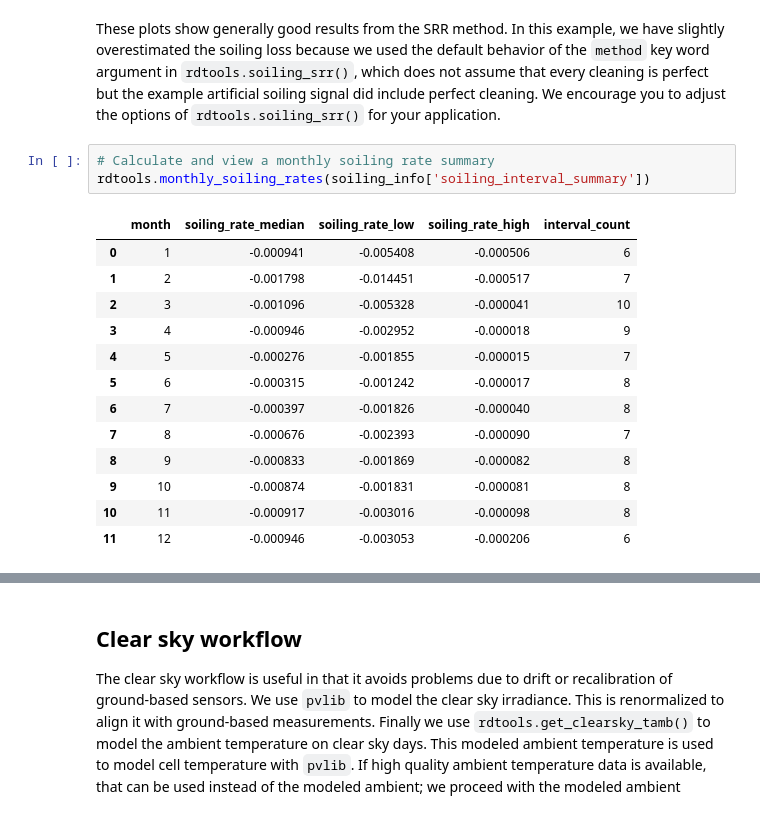
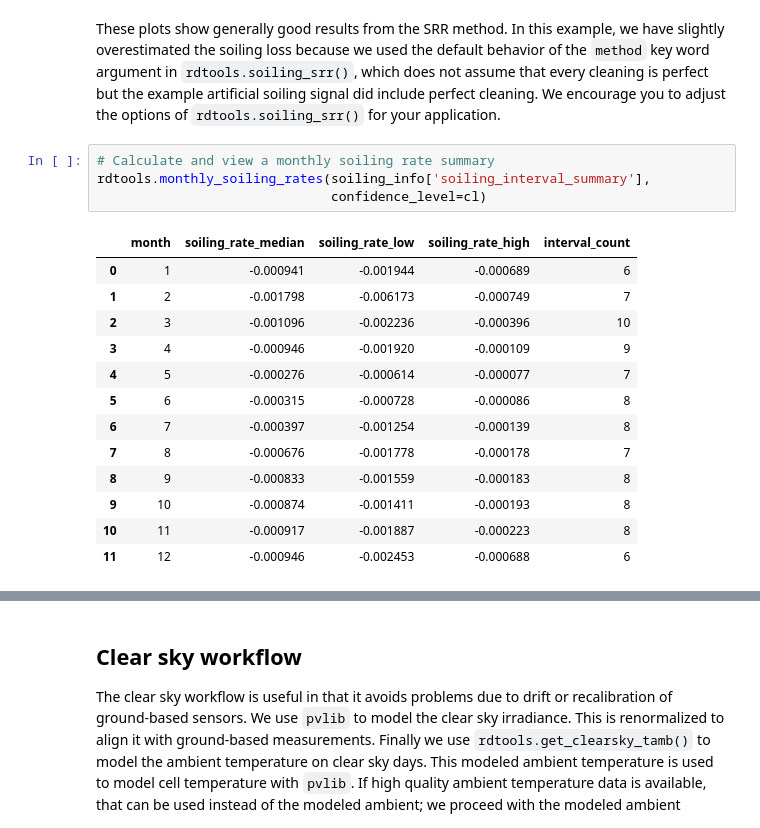
Before and after one commit to NREL/rdtools, a Jupyter notebook: docs/degradation_and_soiling_example_pvdaq_4.ipynb, the cells around one changed output, grey strips where cells are left out. Drawn from its saved outputs; the diff is of its cells as text.

Commit message:
Add parameter to control confidence interval in annual and monthly functions

```diff
--- a/docs/degradation_and_soiling_example_pvdaq_4.ipynb
+++ b/docs/degradation_and_soiling_example_pvdaq_4.ipynb
@@ -268,21 +268,22 @@ fig = rdtools.soiling_rate_histogram(soiling_info, bins=50)
 These plots show generally good results from the SRR method. In this example, we have slightly overestimated the soiling loss because we used the default behavior of the `method` key word argument in `rdtools.soiling_srr()`, which does not assume that every cleaning is perfect but the example artificial soiling signal did include perfect cleaning. We encourage you to adjust the options of `rdtools.soiling_srr()` for your application.
 # %%
 # Calculate and view a monthly soiling rate summary
-rdtools.monthly_soiling_rates(soiling_info['soiling_interval_summary'])
+rdtools.monthly_soiling_rates(soiling_info['soiling_interval_summary'],
+                              confidence_level=cl)
 # %% [output]
 |  | month | soiling_rate_median | soiling_rate_low | soiling_rate_high | interval_count |
-| 0 | 1 | -0.000941 | -0.005408 | -0.000506 | 6 |
-| 1 | 2 | -0.001798 | -0.014451 | -0.000517 | 7 |
-| 2 | 3 | -0.001096 | -0.005328 | -0.000041 | 10 |
-| 3 | 4 | -0.000946 | -0.002952 | -0.000018 | 9 |
-| 4 | 5 | -0.000276 | -0.001855 | -0.000015 | 7 |
-| 5 | 6 | -0.000315 | -0.001242 | -0.000017 | 8 |
-| 6 | 7 | -0.000397 | -0.001826 | -0.000040 | 8 |
-| 7 | 8 | -0.000676 | -0.002393 | -0.000090 | 7 |
-| 8 | 9 | -0.000833 | -0.001869 | -0.000082 | 8 |
-| 9 | 10 | -0.000874 | -0.001831 | -0.000081 | 8 |
-| 10 | 11 | -0.000917 | -0.003016 | -0.000098 | 8 |
-| 11 | 12 | -0.000946 | -0.003053 | -0.000206 | 6 |
+| 0 | 1 | -0.000941 | -0.001944 | -0.000689 | 6 |
+| 1 | 2 | -0.001798 | -0.006173 | -0.000749 | 7 |
+| 2 | 3 | -0.001096 | -0.002236 | -0.000396 | 10 |
+| 3 | 4 | -0.000946 | -0.001920 | -0.000109 | 9 |
+| 4 | 5 | -0.000276 | -0.000614 | -0.000077 | 7 |
+| 5 | 6 | -0.000315 | -0.000728 | -0.000086 | 8 |
+| 6 | 7 | -0.000397 | -0.001254 | -0.000139 | 8 |
+| 7 | 8 | -0.000676 | -0.001778 | -0.000178 | 7 |
+| 8 | 9 | -0.000833 | -0.001559 | -0.000183 | 8 |
+| 9 | 10 | -0.000874 | -0.001411 | -0.000193 | 8 |
+| 10 | 11 | -0.000917 | -0.001887 | -0.000223 | 8 |
+| 11 | 12 | -0.000946 | -0.002453 | -0.000688 | 6 |
 # %%
 # Calculate and view annual soiling ratios and their confidence intervals
 # based on the Monte Carlo simulation. Note that these losses include the
```
Also changed, not shown: parts of 1 cell of this notebook, 1 other file.
